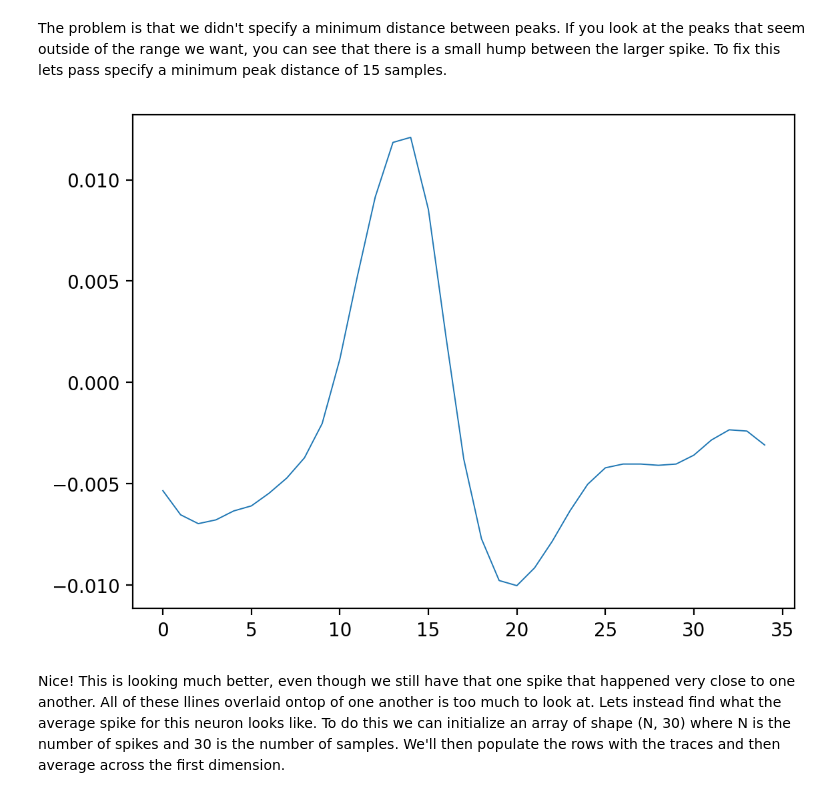
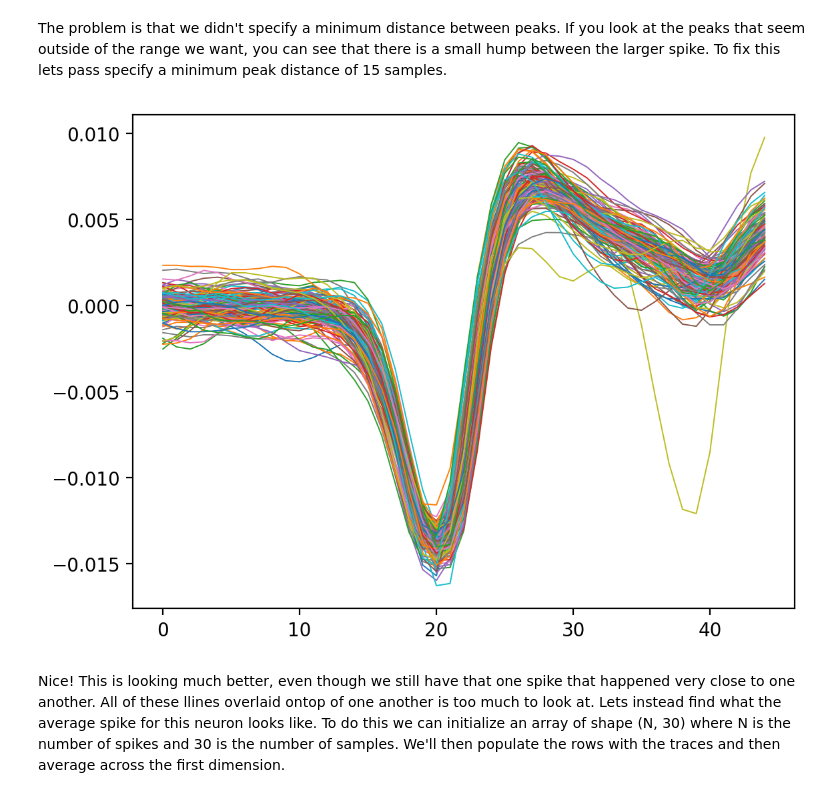
Before and after one commit to jeremyschroeter/Neuro301-Coding-Kit, a Jupyter notebook: Review-Notebooks/Python_EDA_Review.ipynb, the cells around one changed output. Saved outputs shown, nothing was run; the diff lists cells and outputs as text; code cells hidden in the pictures.

```diff
--- a/Review-Notebooks/Python_EDA_Review.ipynb
+++ b/Review-Notebooks/Python_EDA_Review.ipynb
@@ -113,6 +114,6 @@ If any of that doesn't make sense, please review and reach out if you still don'
 Now that we have filtered our peaks for just the ones we are interested in, lets use the indices to visualize the waveforms we recorded. Since the positions contained in <code>cluster_one_peaks</code> are when the peak actually occurs, this means we will have to take a slice from a few samples before the peak to a few samples afterwards.
 # %%
 for spike in cluster_one_peaks:
-    plt.plot(-1 * inverted_data[spike - 20:spike + 15], lw=0.7)
+    plt.plot(-1 * inverted_data[spike - 15:spike + 25], lw=0.7)
 plt.show()
 # %% [output]
@@ -122,16 +123,16 @@ Hmmmm....this looks wrong. We filtered our peak heights for those less than 0.02
 # %% [markdown]
 The problem is that we didn't specify a minimum distance between peaks. If you look at the peaks that seem outside of the range we want, you can see that there is a small hump between the larger spike. To fix this lets pass specify a minimum peak distance of 15 samples.
 # %%
-peaks, properties = signal.find_peaks(block, height=(None, None), width=(None, None), distance=35)
+peaks, properties = signal.find_peaks(inverted_data, height=(None, None), width=(None, None), distance=35)
 heights, widths = properties['peak_heights'], properties['widths']
 cluster_one_mask = (heights > 0.01) & (heights < 0.02)
 cluster_one_peaks = peaks[cluster_one_mask]
 
 for spike in cluster_one_peaks:
-    plt.plot(inverted_data[spike - 20:spike + 15], lw=0.7)
+    plt.plot(block[spike - 20:spike + 25], lw=0.7)
 plt.show()
 # %% [output]
-[figure, old version]
+[figure, new version]
 # %% [markdown]
 Nice! This is looking much better, even though we still have that one spike that happened very close to one another. All of these llines overlaid ontop of one another is too much to look at. Lets instead find what the average spike for this neuron looks like. To do this we can initialize an array of shape (N, 30) where N is the number of spikes and 30 is the number of samples. We'll then populate the rows with the traces and then average across the first dimension.
 # %%
```
Also changed, not shown: parts of 11 cells of this notebook.
